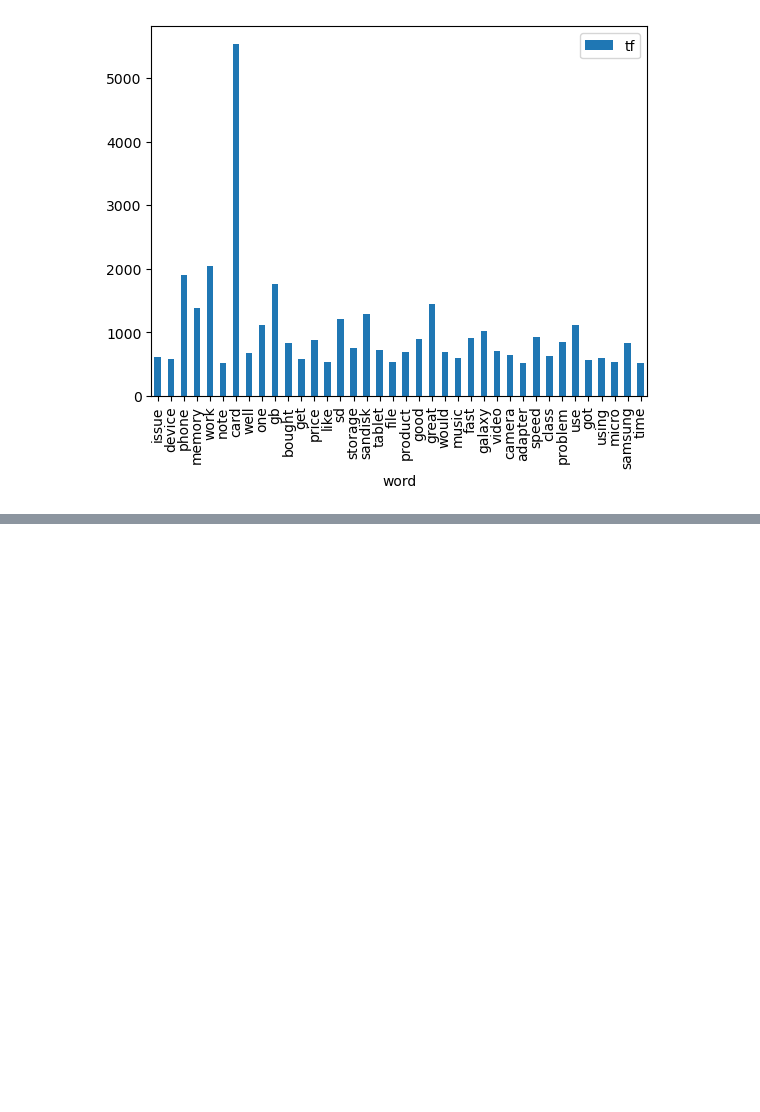
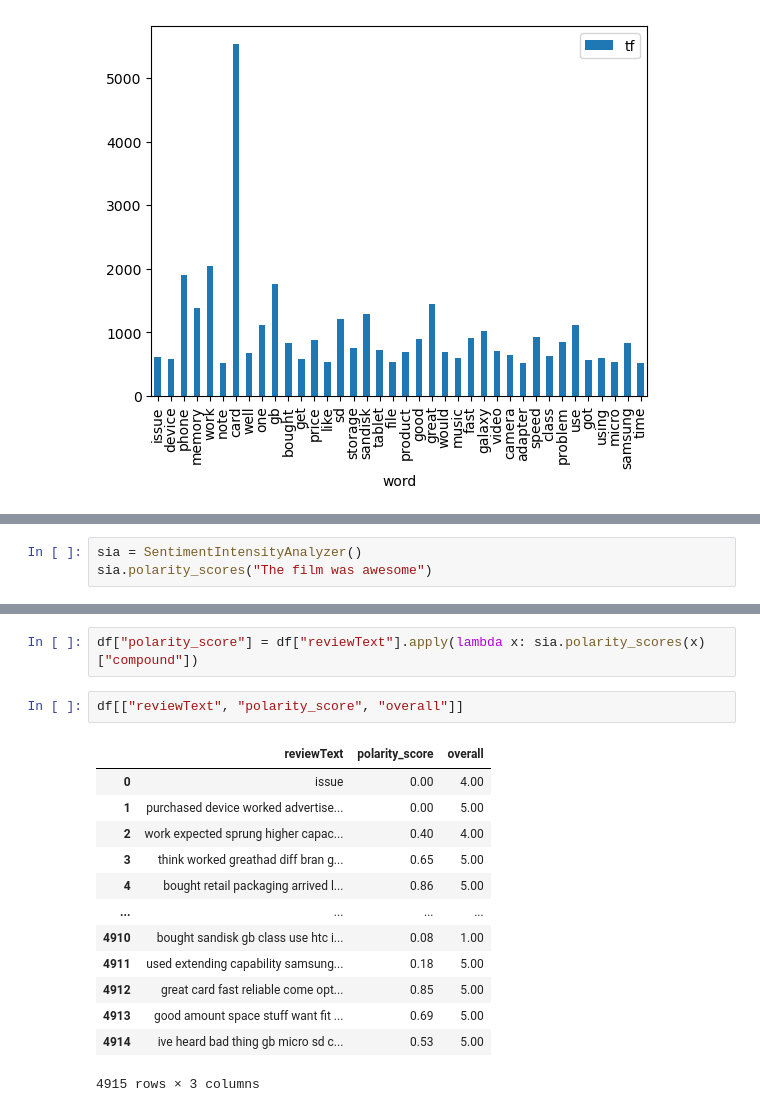
Before and after one commit to anilcemalyasar/NLP101, a Jupyter notebook: nlp_intro.ipynb, the cells around one changed output, grey strips where cells are left out. Saved outputs shown, nothing was run; the diff lists cells and outputs as text; blank space fills up the shorter version.

Commit message:
sentiment analysis based on polarity scores, detecting anomalies

```diff
--- a/nlp_intro.ipynb
+++ b/nlp_intro.ipynb
@@ -314,0 +335,3 @@ plt.show()
+# %%
+sia = SentimentIntensityAnalyzer()
+sia.polarity_scores("The film was awesome")
@@ -314,0 +372,18 @@ plt.show()
+# %%
+df["polarity_score"] = df["reviewText"].apply(lambda x: sia.polarity_scores(x)["compound"])
+# %%
+df[["reviewText", "polarity_score", "overall"]]
+# %% [output]
+|  | reviewText | polarity_score | overall |
+| 0 | issue | 0.00 | 4.00 |
+| 1 | purchased device worked advertise... | 0.00 | 5.00 |
+| 2 | work expected sprung higher capac... | 0.40 | 4.00 |
+| 3 | think worked greathad diff bran g... | 0.65 | 5.00 |
+| 4 | bought retail packaging arrived l... | 0.86 | 5.00 |
+| ... | ... | ... | ... |
+| 4910 | bought sandisk gb class use htc i... | 0.08 | 1.00 |
+| 4911 | used extending capability samsung... | 0.18 | 5.00 |
+| 4912 | great card fast reliable come opt... | 0.85 | 5.00 |
+| 4913 | good amount space stuff want fit ... | 0.69 | 5.00 |
+| 4914 | ive heard bad thing gb micro sd c... | 0.53 | 5.00 |
+4915 rows × 3 columns
```
Also changed, not shown: parts of 15 cells of this notebook, 1 other file.
